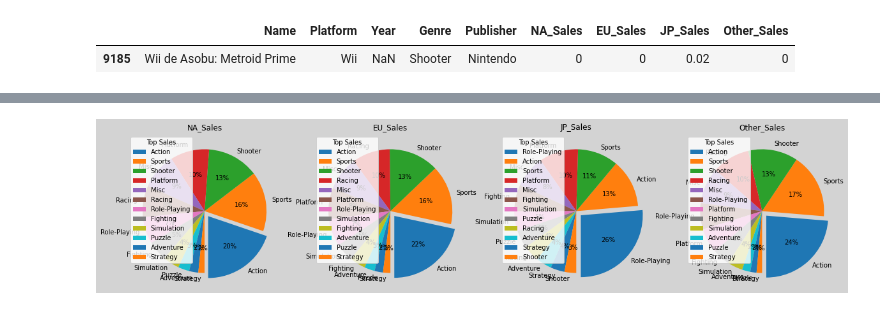
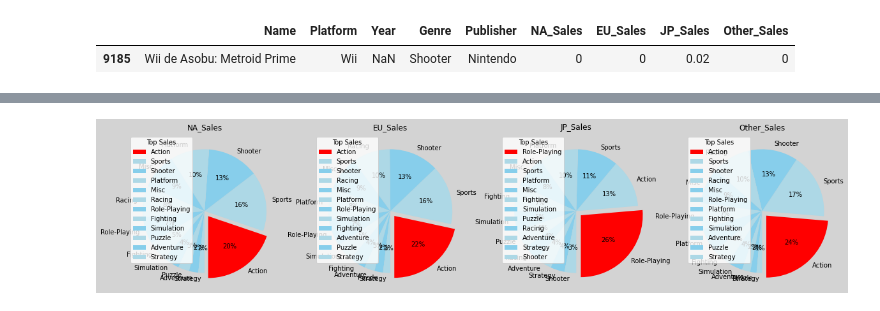
Before and after one commit to letssoar/CodeStatesProject, a Jupyter notebook: section1/colab_1.ipynb, the cells around one changed output, grey strips where cells are left out. Saved outputs shown, nothing was run; the diff lists cells and outputs as text; code cells hidden in the pictures.

```diff
--- a/section1/colab_1.ipynb
+++ b/section1/colab_1.ipynb
@@ -214,13 +182,13 @@ dtype: float64
 # - [x]  어느지역에서 어떤 장르가 많이 팔렸는지 시각화
 
 
-# df1['Total_Sales'] = df1['NA_Sales'] + df1['EU_Sales'] + df1['JP_Sales'] + df1['Other_Sales']
+df1['Total_Sales'] = df1['NA_Sales'] + df1['EU_Sales'] + df1['JP_Sales'] + df1['Other_Sales']
 
-# salesAll =[x for x in sales]
-# salesAll.append('Total_Sales')
-# salesAll
+salesAll =[x for x in sales]
+salesAll.append('Total_Sales')
+salesAll
 
 
-df_Genre = df1.groupby('Genre')[sales].sum()
+df_Genre = df1.groupby('Genre')[salesAll].sum()
 df_Genre
 # %% [output]
@@ -240,0 +209,6 @@ df_Genre
+# %%
+#df_Genre
+
+df_Genre.sort_values(by='Total_Sales',ascending=False,inplace=True)
+df_Genre[sales].plot.bar( xlabel='', title='Total_Sales',figsize=(12,10))
+plt.show();
@@ -241,37 +217,36 @@ df_Genre
 # %%
-# ratio = df1['NA_Sales'].value_counts(normalize=True) # normalize는 비율을 나타내 주는 파라미터
-# ratio = round(ratio,2)
-#print( ratio.max)
-# ratio = df1['NA_Sales']
-#ratio.hist( )
-# print(ratio)
 
+def ShowPie(isAll):
 
-fig, ax = plt.subplots(figsize = (20,12))
-ax.grid(True)
-fig.set_facecolor('lightgrey')
+    fig, ax = plt.subplots(figsize = (20,12))
+    ax.grid(True)
+    fig.set_facecolor('lightgrey')
 
+    for i,v in enumerate(sales):
 
+        df_sorted = df_Genre.sort_values(by=v,ascending=False)[v]
 
+        if isAll == False:
+            df_sorted = df_sorted.head(3)
 
-for i,v in enumerate(sales):
+        #Series 의 컬럼은 index
+        mylabels = df_sorted.index
+        # series 개수 만큼 넣어줘야함. index 순서. 가운데서 얼만큼 떨어트릴것인가?
+        myExplode = [0 for _ in mylabels]
+        myExplode[0] = 0.1
 
-    df_sorted = df_Genre.sort_values(by=v,ascending=False)[v]#.head(5)
+        myColor = [ 'skyblue' if i%2==0 else 'lightblue' for i,x in enumerate(myExplode)]
+        myColor[0] = 'red'
 
-    #Series 의 컬럼은 index
-    mylabels = df_sorted.index
-    # series 개수 만큼 넣어줘야함. index 순서. 가운데서 얼만큼 떨어트릴것인가?
-    myExplode = [0 for _ in mylabels]
-    myExplode[0] = 0.1
+        plt.subplot(1, 4, i+1)
+        plt.pie( df_sorted , autopct='%.0f%%',labels = mylabels,explode = myExplode, startangle = 270, colors=myColor )
+        plt.title(v)
+        plt.legend(title = "Top Sales",loc='upper left')
 
+    plt.show();
 
-    plt.subplot(1, 4, i+1)
-    plt.pie( df_sorted , autopct='%.0f%%',labels = mylabels,explode = myExplode, startangle = 270)
-    plt.title(v)
-    plt.legend(title = "Top Sales",loc='upper left')
-
-plt.show();
+ShowPie(True)
 # %% [output]
-[figure, old version]
+[figure, new version]
 # %%
 
```
Also changed, not shown: parts of 23 cells of this notebook.
